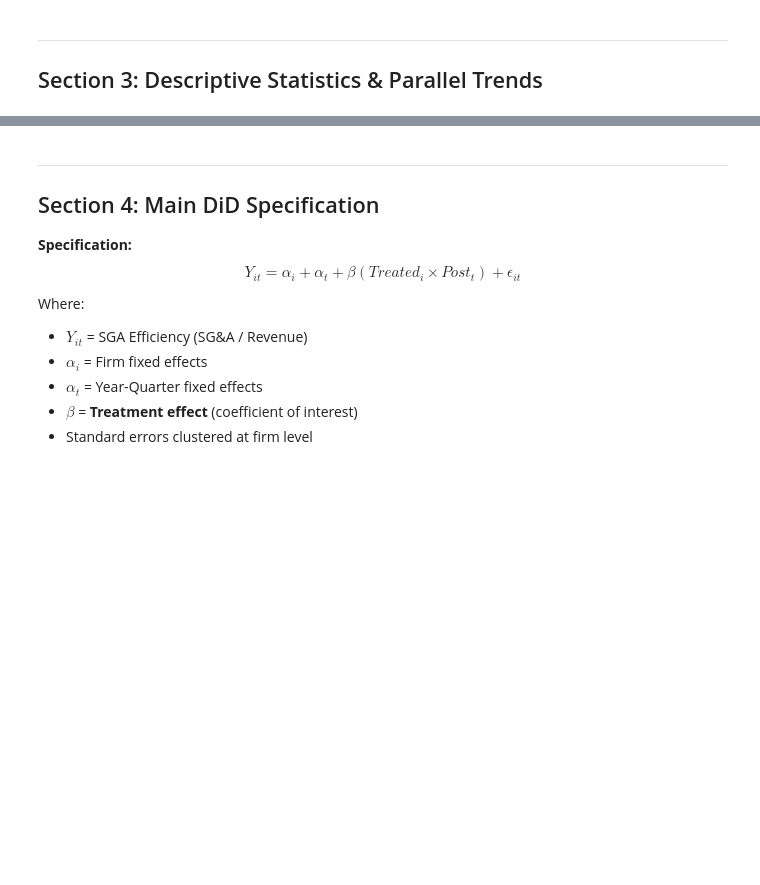
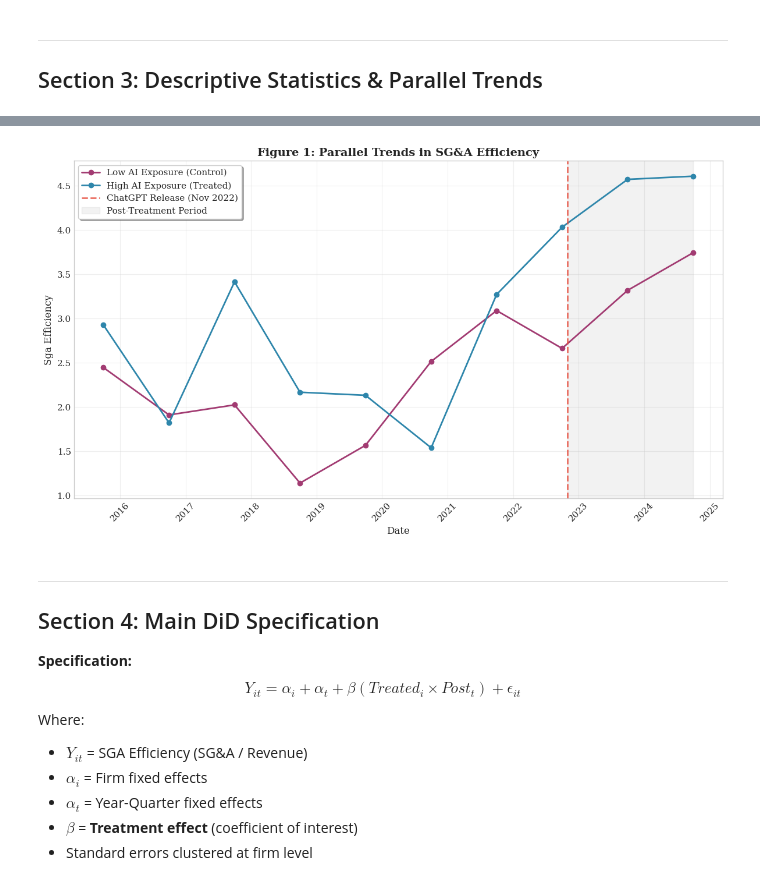
Before and after one commit to ApoorvSaxena0109/research-2, a Jupyter notebook: 04_hollow_firm_analysis.ipynb, the cells around one changed output, grey strips where cells are left out. Saved outputs shown, nothing was run; the diff lists cells and outputs as text; code cells hidden in the pictures; blank space fills up the shorter version.

```diff
--- a/04_hollow_firm_analysis.ipynb
+++ b/04_hollow_firm_analysis.ipynb
@@ -723,8 +726,13 @@ def plot_parallel_trends_publication(df, outcome, treatment_col='treated',
 
     # Compute means by period and treatment
     trends = df.groupby(['year', 'quarter', treatment_col])[outcome].mean().reset_index()
-    trends['date'] = pd.to_datetime(trends['year'].astype(str) + '-' +
-                                     ((trends['quarter']-1)*3 + 1).astype(str) + '-01')
+
+    # FIXED: Convert to int before creating date string
+    trends['month'] = ((trends['quarter'].astype(int) - 1) * 3 + 1)
+    trends['date'] = pd.to_datetime(
+        trends['year'].astype(int).astype(str) + '-' +
+        trends['month'].astype(str).str.zfill(2) + '-01'
+    )
 
     # Colors
     colors = {1: '#2E86AB', 0: '#A23B72'}  # Blue for treated, Magenta for control
@@ -736,36 +744,35 @@ def plot_parallel_trends_publication(df, outcome, treatment_col='treated',
                 marker='o', markersize=6, linewidth=2,
                 color=colors[treat_val], label=labels[treat_val])
 
     # Event line
     ax.axvline(pd.to_datetime(event_date), color='#E74C3C', linestyle='--',
                linewidth=2, label='ChatGPT Release (Nov 2022)', alpha=0.8)
 
     # Shading for post-period
     ax.axvspan(pd.to_datetime(event_date), trends['date'].max(),
                alpha=0.1, color='gray', label='Post-Treatment Period')
 
     ax.set_xlabel('Date', fontsize=12)
     ax.set_ylabel(f'{outcome.replace("_", " ").title()}', fontsize=12)
     ax.set_title('Figure 1: Parallel Trends in SG&A Efficiency', fontsize=14, fontweight='bold')
 
     ax.legend(loc='best', frameon=True, fancybox=True, shadow=True)
     ax.grid(True, alpha=0.3)
 
-    # Rotate x-labels
     plt.xticks(rotation=45)
-
     plt.tight_layout()
 
     if save_path:
         plt.savefig(save_path, dpi=300, bbox_inches='tight', facecolor='white')
-        print(f"Figure saved to {save_path}")
 
     return fig
 
 # Plot parallel trends
 if 'sga_efficiency' in analysis_sample.columns:
     fig = plot_parallel_trends_publication(analysis_sample, 'sga_efficiency')
     plt.show()
+# %% [output]
+[figure, added]
 # %% [markdown]
 ---
 ## Section 4: Main DiD Specification
```
Also changed, not shown: parts of 21 cells of this notebook.
